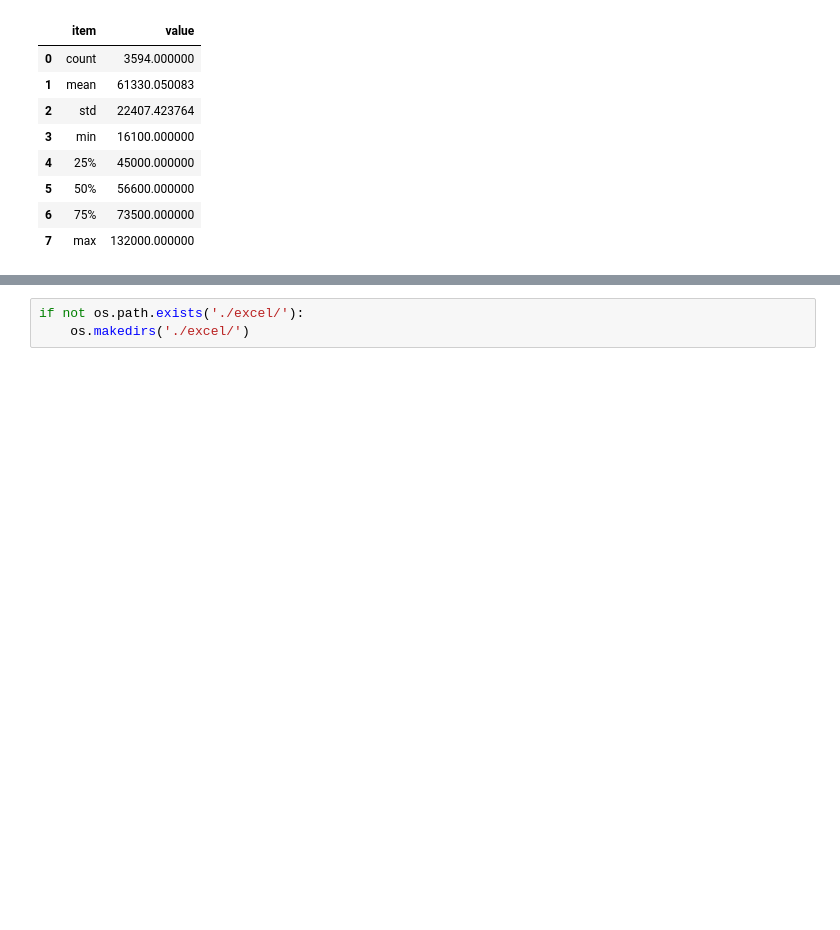
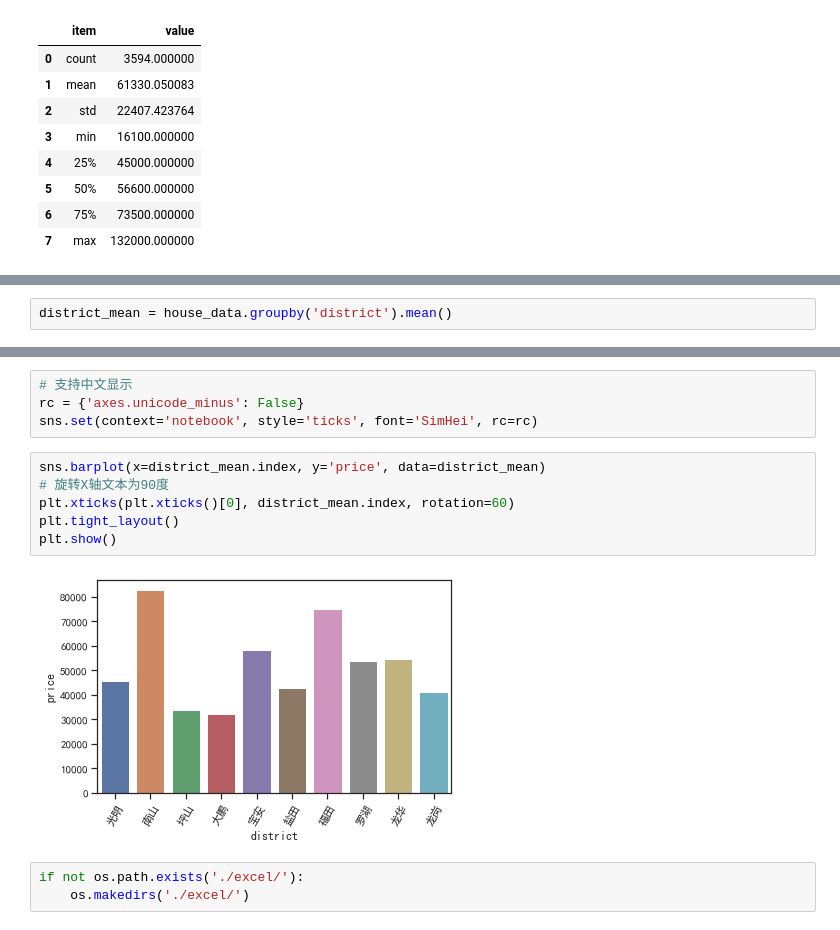
Before and after one commit to heblade/pythontraining, a Jupyter notebook: 21.2 pandas_practice_sz_house.ipynb, the cells around one changed output, grey strips where cells are left out. Drawn from its saved outputs; the diff is of its cells as text; blank space fills up the shorter version.

```diff
--- a/21.2 pandas_practice_sz_house.ipynb
+++ b/21.2 pandas_practice_sz_house.ipynb
@@ -77,0 +113,2 @@ df_describe
+# %%
+district_mean = house_data.groupby('district').mean()
@@ -78,3 +158,15 @@ df_describe
+# %%
+# 支持中文显示
+rc = {'axes.unicode_minus': False}
+sns.set(context='notebook', style='ticks', font='SimHei', rc=rc)
+# %%
+sns.barplot(x=district_mean.index, y='price', data=district_mean)
+# 旋转X轴文本为90度
+plt.xticks(plt.xticks()[0], district_mean.index, rotation=60)
+plt.tight_layout()
+plt.show()
+# %% [output]
+[figure, added]
 # %%
 if not os.path.exists('./excel/'):
     os.makedirs('./excel/')
```
Also changed, not shown: parts of 18 cells of this notebook, 11 other files.
